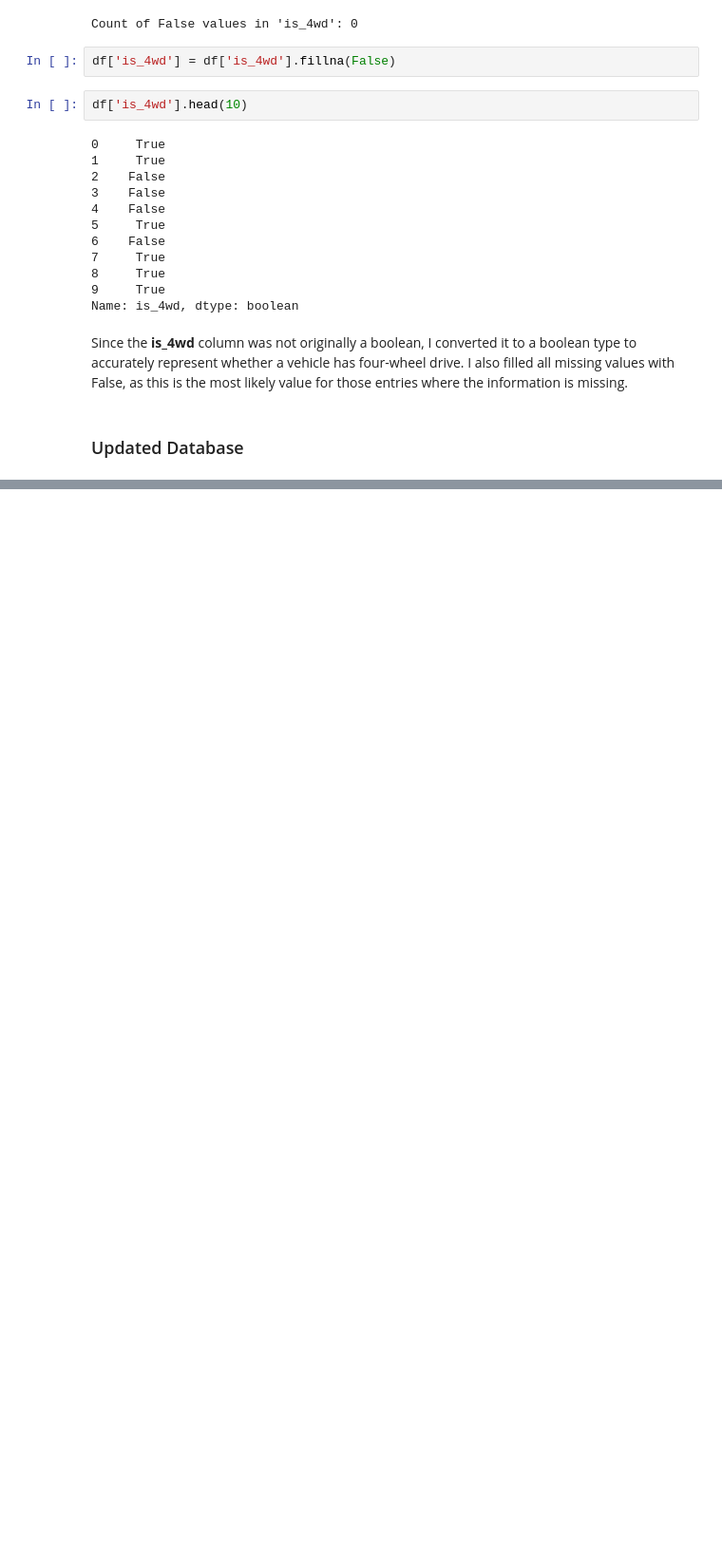
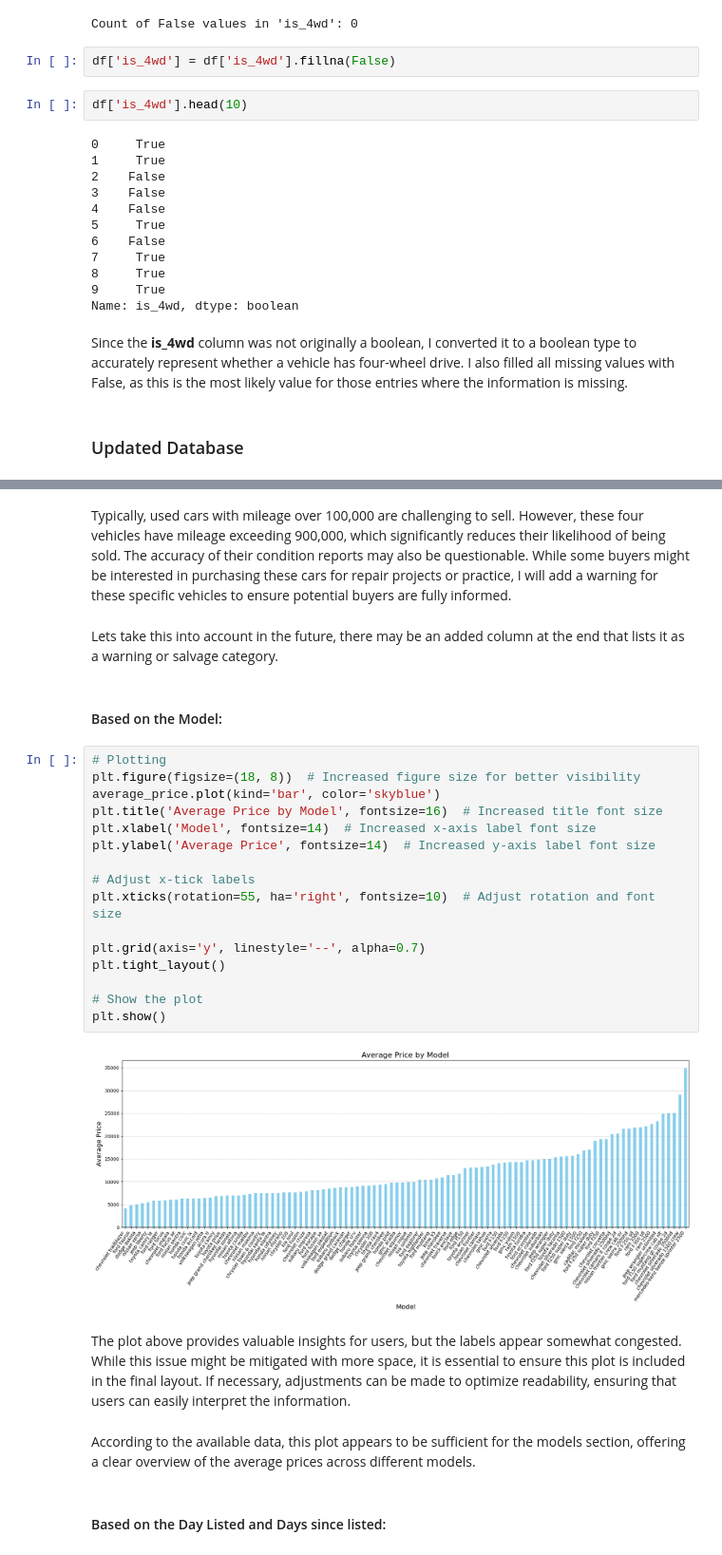
Before and after one commit to betanight/sprint-4-project, a Jupyter notebook: sprint-4-venv/EDA.ipynb, the cells around one changed output, grey strips where cells are left out. Shown at 95% size. Saved outputs shown, nothing was run; the diff lists cells and outputs as text; blank space fills up the shorter version.

```diff
--- a/sprint-4-venv/EDA.ipynb
+++ b/sprint-4-venv/EDA.ipynb
@@ -439,0 +564,30 @@ Since the **is_4wd** column was not originally a boolean, I converted it to a bo
+# %% [markdown]
+Typically, used cars with mileage over 100,000 are challenging to sell. However, these four vehicles have mileage exceeding 900,000, which significantly reduces their likelihood of being sold. The accuracy of their condition reports may also be questionable. While some buyers might be interested in purchasing these cars for repair projects or practice, I will add a warning for these specific vehicles to ensure potential buyers are fully informed.
+# %% [markdown]
+Lets take this into account in the future, there may be an added column at the end that lists it as a warning or salvage category.
+# %% [markdown]
+#### Based on the Model:
+# %%
+# Plotting
+plt.figure(figsize=(18, 8))  # Increased figure size for better visibility
+average_price.plot(kind='bar', color='skyblue')
+plt.title('Average Price by Model', fontsize=16)  # Increased title font size
+plt.xlabel('Model', fontsize=14)  # Increased x-axis label font size
+plt.ylabel('Average Price', fontsize=14)  # Increased y-axis label font size
+
+# Adjust x-tick labels
+plt.xticks(rotation=55, ha='right', fontsize=10)  # Adjust rotation and font size
+
+plt.grid(axis='y', linestyle='--', alpha=0.7)
+plt.tight_layout()
+
+# Show the plot
+plt.show()
+# %% [output]
+[figure, added]
+# %% [markdown]
+The plot above provides valuable insights for users, but the labels appear somewhat congested. While this issue might be mitigated with more space, it is essential to ensure this plot is included in the final layout. If necessary, adjustments can be made to optimize readability, ensuring that users can easily interpret the information.
+# %% [markdown]
+According to the available data, this plot appears to be sufficient for the models section, offering a clear overview of the average prices across different models.
+# %% [markdown]
+#### Based on the Day Listed and Days since listed:
```
Also changed, not shown: parts of 19 cells of this notebook.
